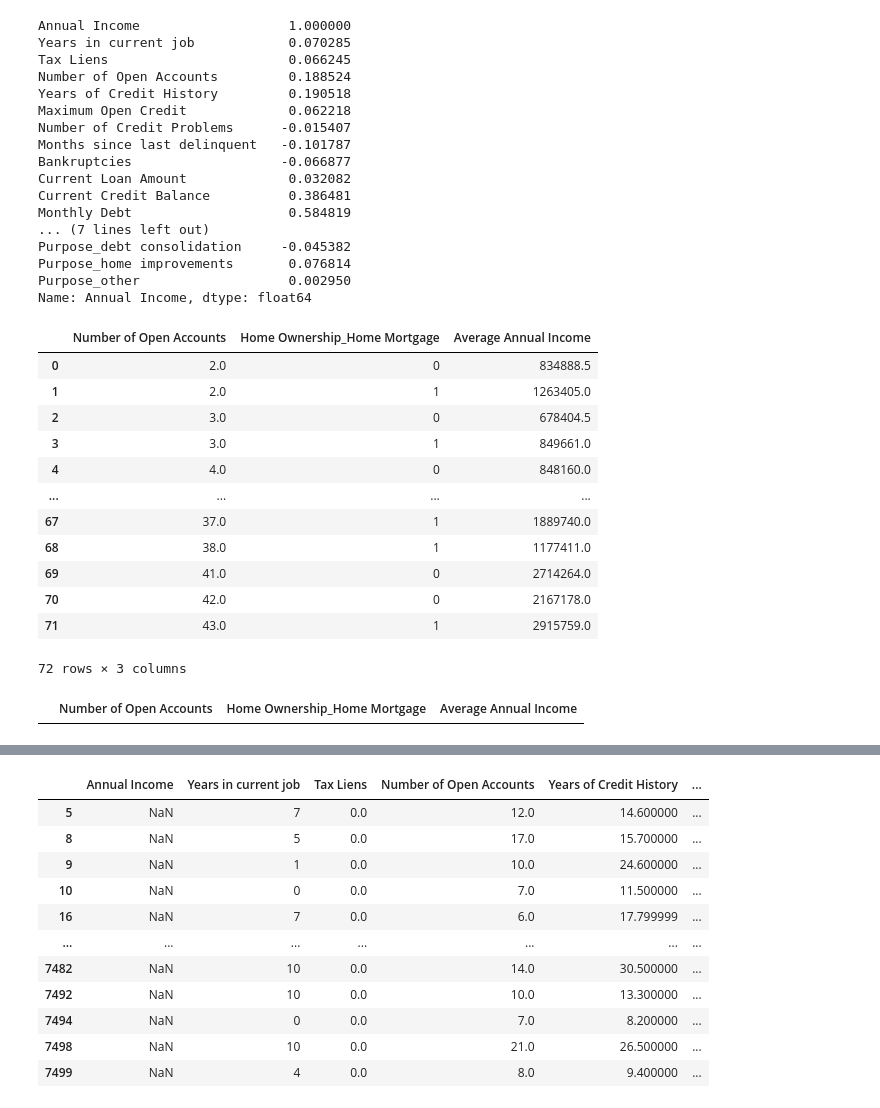
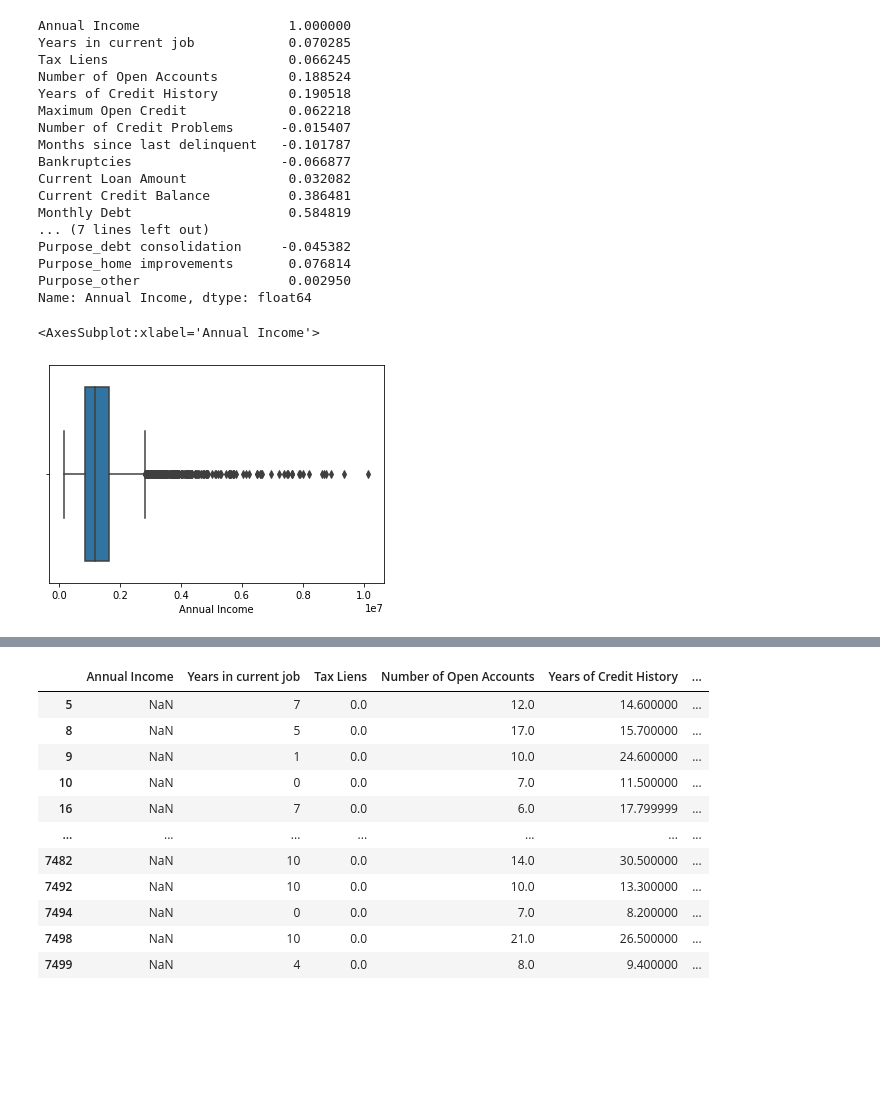
Before and after one commit to adurzin/data_science_cont, a Jupyter notebook: course.ipynb, the cells around one changed output, grey strips where cells are left out. Drawn from its saved outputs; the diff is of its cells as text; code cells hidden in the pictures; blank space fills up the shorter version.

```diff
--- a/course.ipynb
+++ b/course.ipynb
@@ -364,20 +360,5 @@ condition = df_train.groupby(['Number of Open Accounts', 'Home Ownership_Home Mo
-# %%
-condition
-# %% [output]
-|  | Number of Open Accounts | Home Ownership_Home Mortgage | Average Annual Income |
-| 0 | 2.0 | 0 | 834888.5 |
-| 1 | 2.0 | 1 | 1263405.0 |
-| 2 | 3.0 | 0 | 678404.5 |
-| 3 | 3.0 | 1 | 849661.0 |
-| 4 | 4.0 | 0 | 848160.0 |
-| ... | ... | ... | ... |
-| 67 | 37.0 | 1 | 1889740.0 |
-| 68 | 38.0 | 1 | 1177411.0 |
-| 69 | 41.0 | 0 | 2714264.0 |
-| 70 | 42.0 | 0 | 2167178.0 |
-| 71 | 43.0 | 1 | 2915759.0 |
-72 rows × 3 columns
-# %%
-condition.loc[condition['Average Annual Income'].isna()]
-# %% [output]
-|  | Number of Open Accounts | Home Ownership_Home Mortgage | Average Annual Income |
+# %%
+sns.boxplot(x='Annual Income', data=df_train)
+# %% [output]
+<AxesSubplot:xlabel='Annual Income'>
+[figure, added]
```
Also changed, not shown: parts of 64 cells of this notebook, 12 other files.
